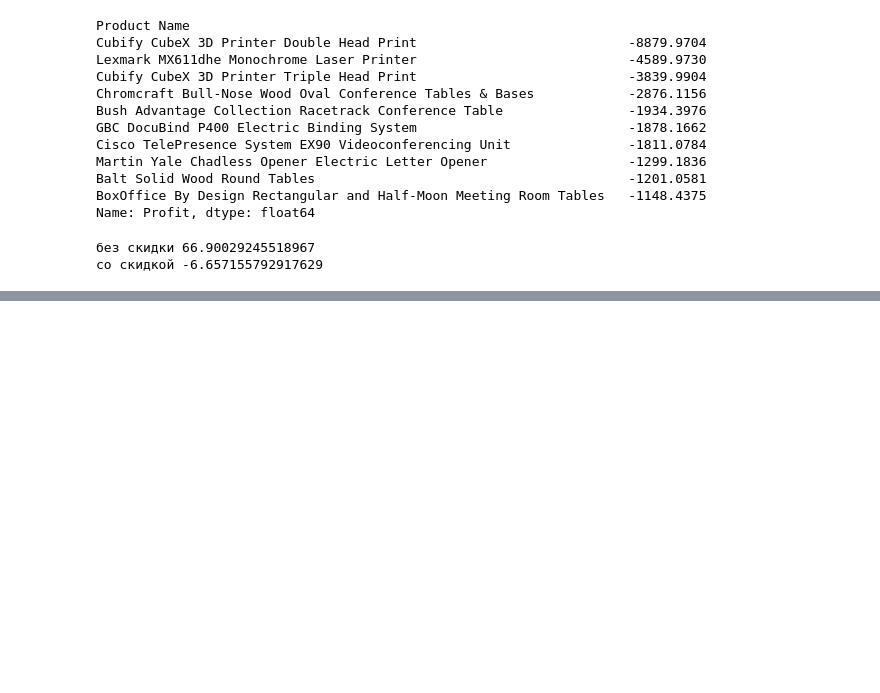
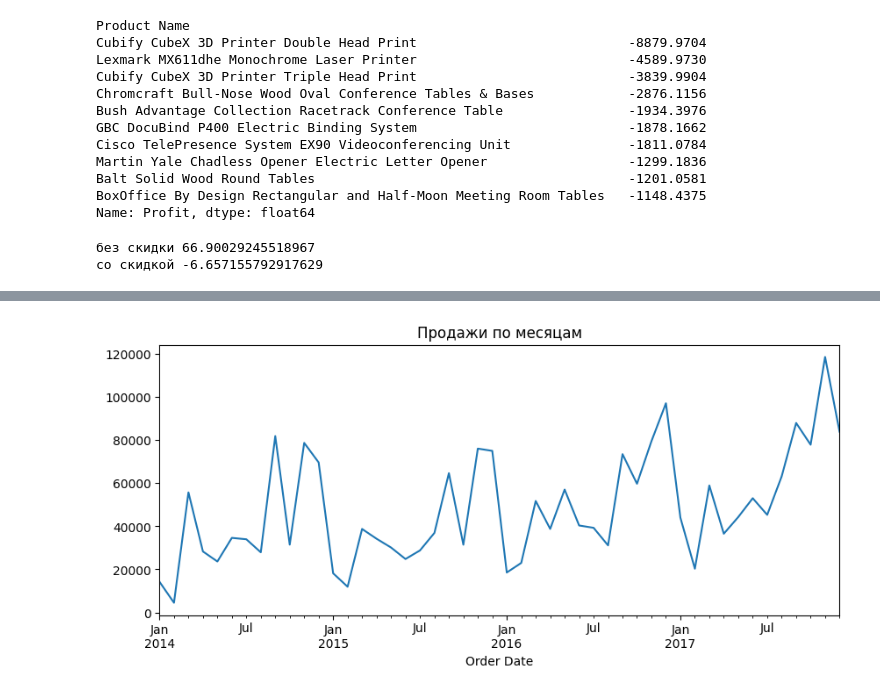
Before and after one commit to ch1rak/superstore-analysis, a Jupyter notebook: analysis.ipynb, the cells around one changed output, grey strips where cells are left out. Drawn from its saved outputs; the diff is of its cells as text; code cells hidden in the pictures; blank space fills up the shorter version.

Commit message:
Add SQL queries and EDA charts

```diff
--- a/analysis.ipynb
+++ b/analysis.ipynb
@@ -130,0 +220,9 @@ print("со скидкой" , with_disc["Profit"].mean())
+# %%
+import matplotlib.pyplot as plt     # базовая библиотека графиков
+import seaborn as sns               # надстройка: красивее и короче
+
+monthly = df.set_index("Order Date")["Sales"].resample("ME").sum()
+monthly.plot(figsize=(10, 4), title="Продажи по месяцам")
+plt.show()
+# %% [output]
+[figure, added]
```
Also changed, not shown: parts of 17 cells of this notebook.
